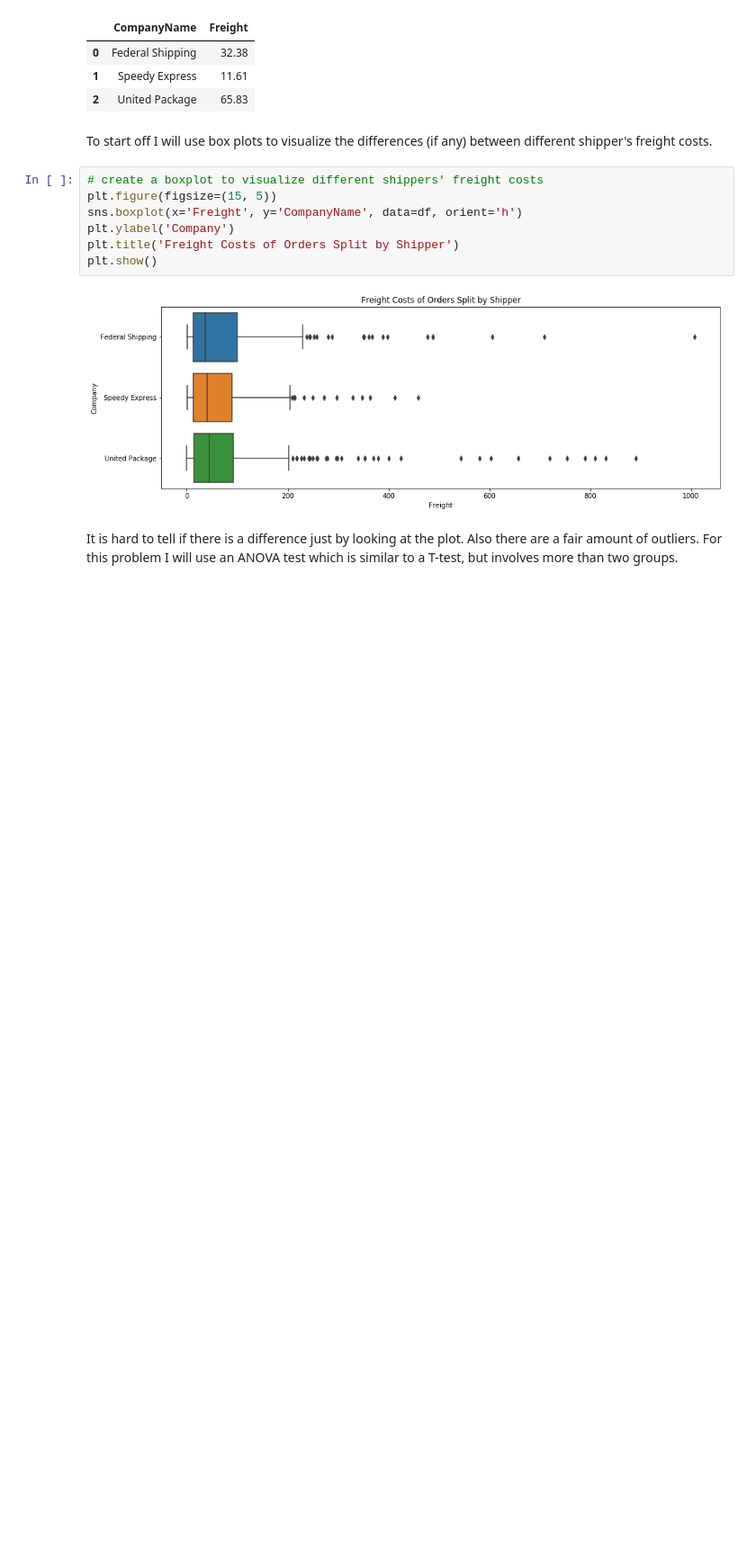
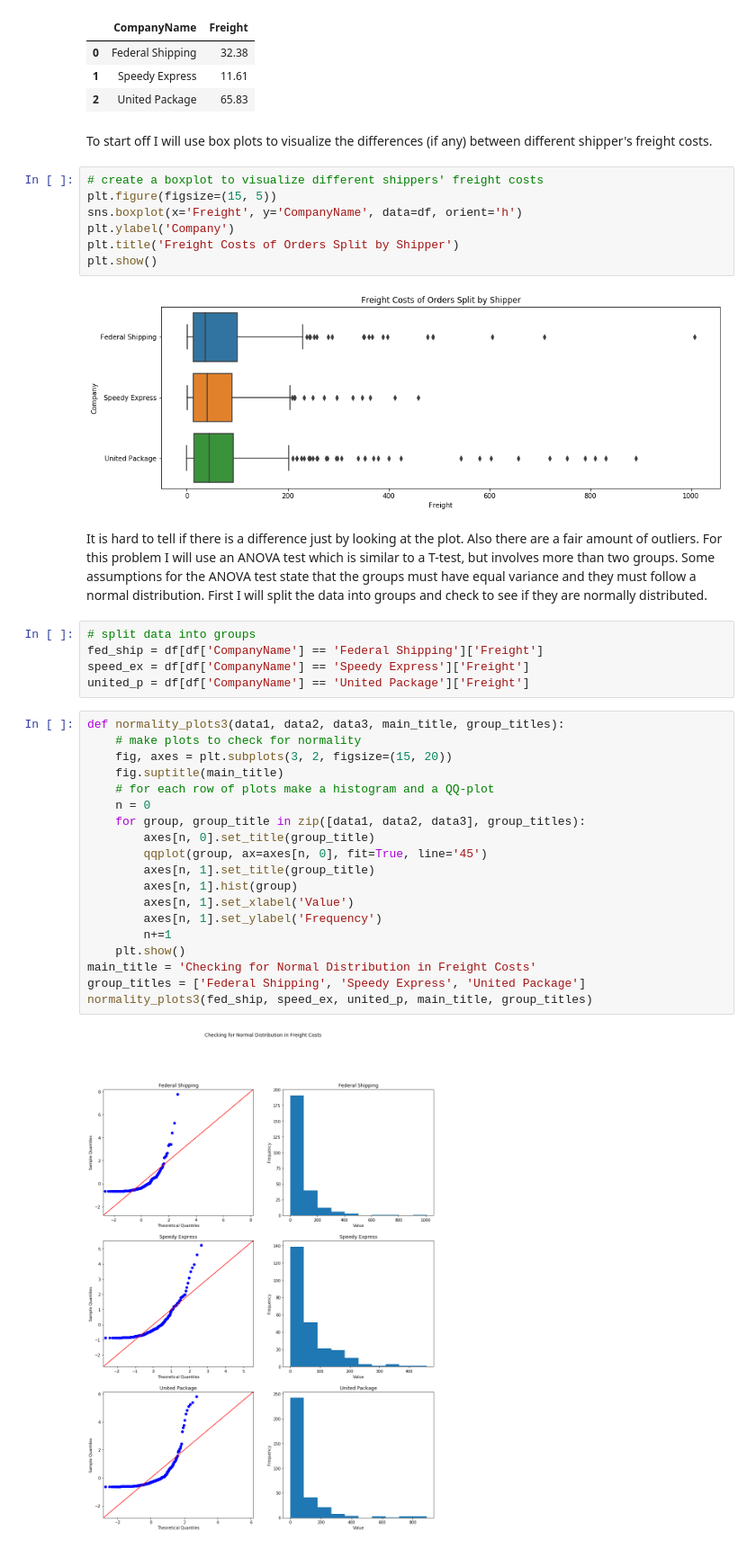
Before and after one commit to georgewillben/Northwind-Database-Statistical-Tests-Module-3-Project, a Jupyter notebook: Northwind_Statistical_Tests.ipynb, the cells around one changed output. Shown: that part at 90% size. Cells and saved outputs as stored; diff of their text form; blank space fills up the shorter version.

```diff
--- a/Northwind_Statistical_Tests.ipynb
+++ b/Northwind_Statistical_Tests.ipynb
@@ -316,4 +317,30 @@ plt.show()
 # %% [output]
 [figure]
 # %% [markdown]
-It is hard to tell if there is a difference just by looking at the plot. Also there are a fair amount of outliers. For this problem I will use an ANOVA test which is similar to a T-test, but involves more than two groups.
+It is hard to tell if there is a difference just by looking at the plot. Also there are a fair amount of outliers. For this problem I will use an ANOVA test which is similar to a T-test, but involves more than two groups. Some assumptions for the ANOVA test state that the groups must have equal variance and they must follow a normal distribution. First I will split the data into groups and check to see if they are normally distributed.
+# %%
+# split data into groups
+fed_ship = df[df['CompanyName'] == 'Federal Shipping']['Freight']
+speed_ex = df[df['CompanyName'] == 'Speedy Express']['Freight']
+united_p = df[df['CompanyName'] == 'United Package']['Freight']
+# %%
+def normality_plots3(data1, data2, data3, main_title, group_titles):
+    # make plots to check for normality
+    fig, axes = plt.subplots(3, 2, figsize=(15, 20))
+    fig.suptitle(main_title)
+    # for each row of plots make a histogram and a QQ-plot
+    n = 0
+    for group, group_title in zip([data1, data2, data3], group_titles):
+        axes[n, 0].set_title(group_title)
+        qqplot(group, ax=axes[n, 0], fit=True, line='45')
+        axes[n, 1].set_title(group_title)
+        axes[n, 1].hist(group)
+        axes[n, 1].set_xlabel('Value')
+        axes[n, 1].set_ylabel('Frequency')
+        n+=1
+    plt.show()
+main_title = 'Checking for Normal Distribution in Freight Costs'
+group_titles = ['Federal Shipping', 'Speedy Express', 'United Package']
+normality_plots3(fed_ship, speed_ex, united_p, main_title, group_titles)
+# %% [output]
+[figure, added]
```
Also changed, not shown: parts of 16 cells of this notebook.
